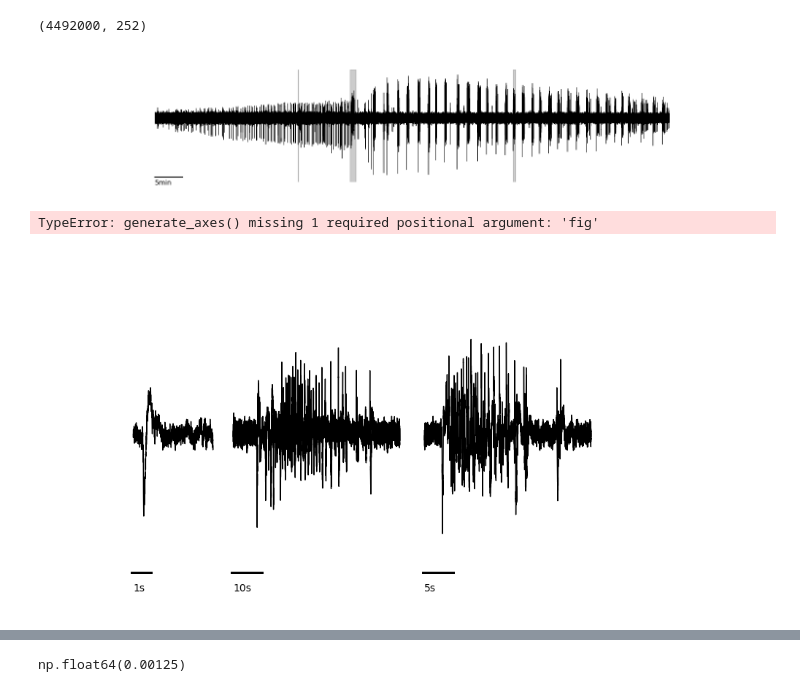
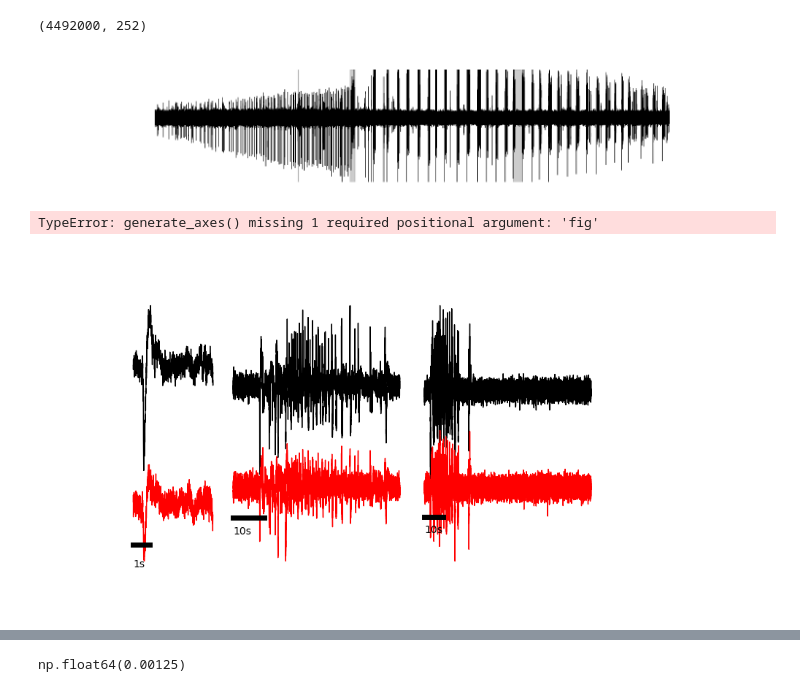
Before and after one commit to OlegFS/MEA-analysis, a Jupyter notebook: notebooks/example_longMEA.ipynb, the cells around one changed output, grey strips where cells are left out. Drawn from its saved outputs; the diff is of its cells as text; code cells hidden in the pictures.

```diff
--- a/notebooks/example_longMEA.ipynb
+++ b/notebooks/example_longMEA.ipynb
@@ -58,11 +58,13 @@ with h5py.File(target_file, 'r') as f:
 plt.figure(figsize = (15,3))
 import matplotlib.patches as patches
 
-plt.plot(np.arange(0,len(filt))*(1/subsampling_rate)/60,filt[:,10]*adc_step,'-',linewidth = 0.5,color='k'),#);
+plt.plot(np.arange(0,len(filt))*(1/subsampling_rate)/60,filt[:,2]*adc_step,'-',linewidth = 0.5,color='k'),#);
+# plt.plot(np.arange(0,len(filt))*(1/subsampling_rate)/60,filt[:,20]*adc_step-(adc_step*5000),'-',linewidth = 0.5,color='k'),#);
 # plt.xlim(85,140.3)
 plt.plot([0,5],[-.00005,-.00005],color='k')
 plt.text(0.,-.000057,'5min')
-blocks = na(na([[26.01,26.09],[35.5,36.5],[65.1,65.6]])*(subsampling_rate)*60,dtype = 'int')# in s
+plt.ylim([-4e-5,3e-5])
+
 for block in na(blocks)*(1/subsampling_rate)/60:
     plt.axvspan(block[0],block[1],color='k',alpha=0.2)
 # rect1 = patches.Rectangle((2, 2), 4, 3, linewidth=2, edgecolor='red', facecolor='none')
@@ -75,7 +77,7 @@ plt.show()
 
 # plt.ax
 # %% [output]
-[figure, old version]
+[figure, new version]
 # %%
 def generate_axes(fig):
     gridspec = fig.add_gridspec(nrows=2, ncols=12)
@@ -86,20 +88,27 @@ def generate_axes(fig):
     return axes
 # %% [output]
 TypeError: generate_axes() missing 1 required positional argument: 'fig'
+# %%
+blocks = na(na([[26.01,26.09],[35.5,36.4],[65.1,66.6]])*(subsampling_rate)*60,dtype = 'int')# in s
 # %%
 fig = plt.figure(figsize = (10,5))
 axes = generate_axes(fig)
-x_ax = [1,10,5]
-x_ax_label = ['1s','10s','5s']
+x_ax = [1,10,10]
+x_ax_label = ['1s','10s','10s']
 for i,time in enumerate(blocks):
     # plt.subplot(1,3,i+1)
     cut_out = filt[time[0]:time[1],20]*adc_step
     axes['%s'%(i+1)].plot(np.arange(0,len(cut_out))*(1/subsampling_rate),cut_out,'-k',linewidth = 1.);
+
+    cut_out = filt[time[0]:time[1],37]*adc_step
+    axes['%s'%(i+1)].plot(np.arange(0,len(cut_out))*(1/subsampling_rate),cut_out-(adc_step*1000),'-r',linewidth = 1.);
+
+
     # plt.xlim(time[0],time[1])
-    axes['%s'%(i+1)].set_ylim([-4e-5,4e-5])
+    # axes['%s'%(i+1)].set_ylim([-4e-5,3e-5])
     axes['%s'%(i+1)].plot([0,x_ax[i]],[-4e-5,-4e-5],color='k',linewidth = 5)
     axes['%s'%(i+1)].text(0.,-4.5e-5,x_ax_label[i])
     axes['%s'%(i+1)].axis('off')
 plt.show()
 # %% [output]
-[figure, old version]
+[figure, new version]
```
Also changed, not shown: parts of 8 cells of this notebook, 2 other files.
